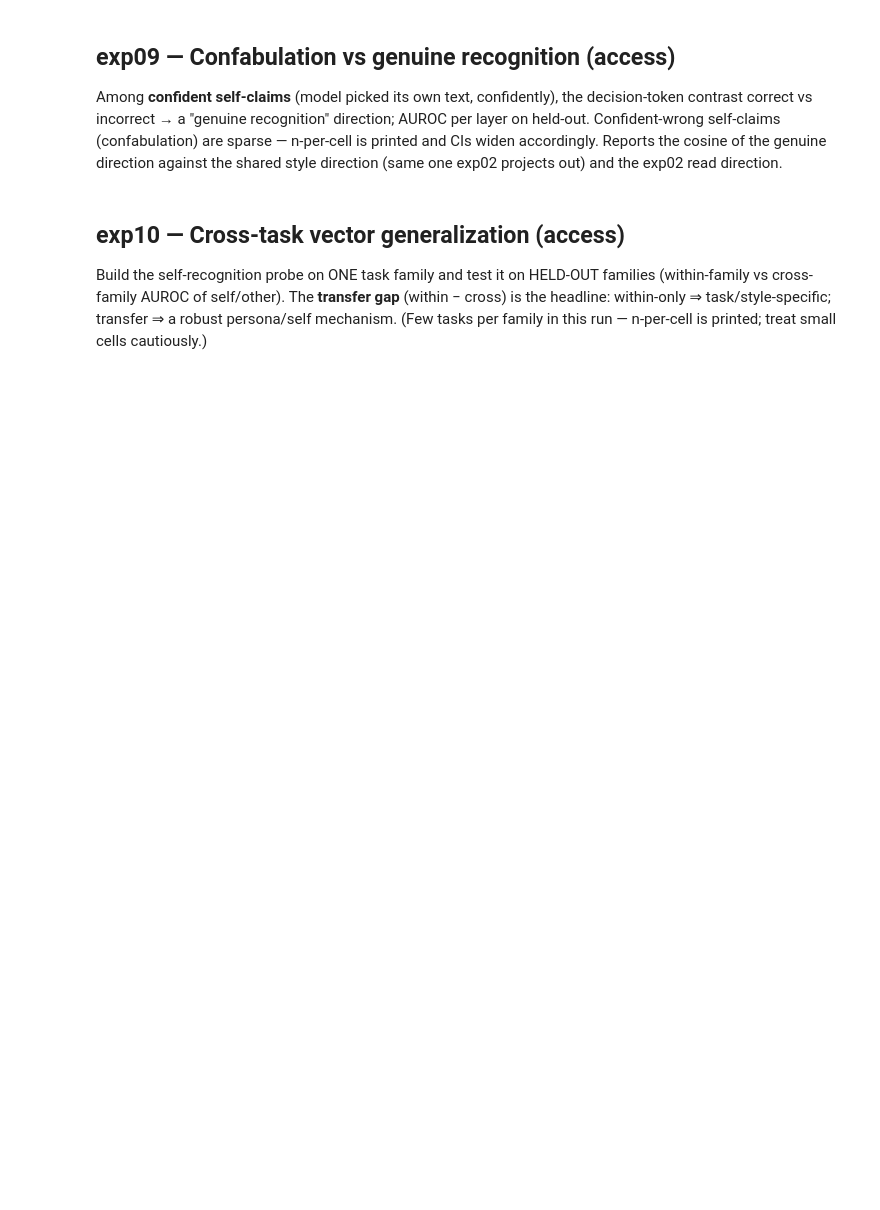
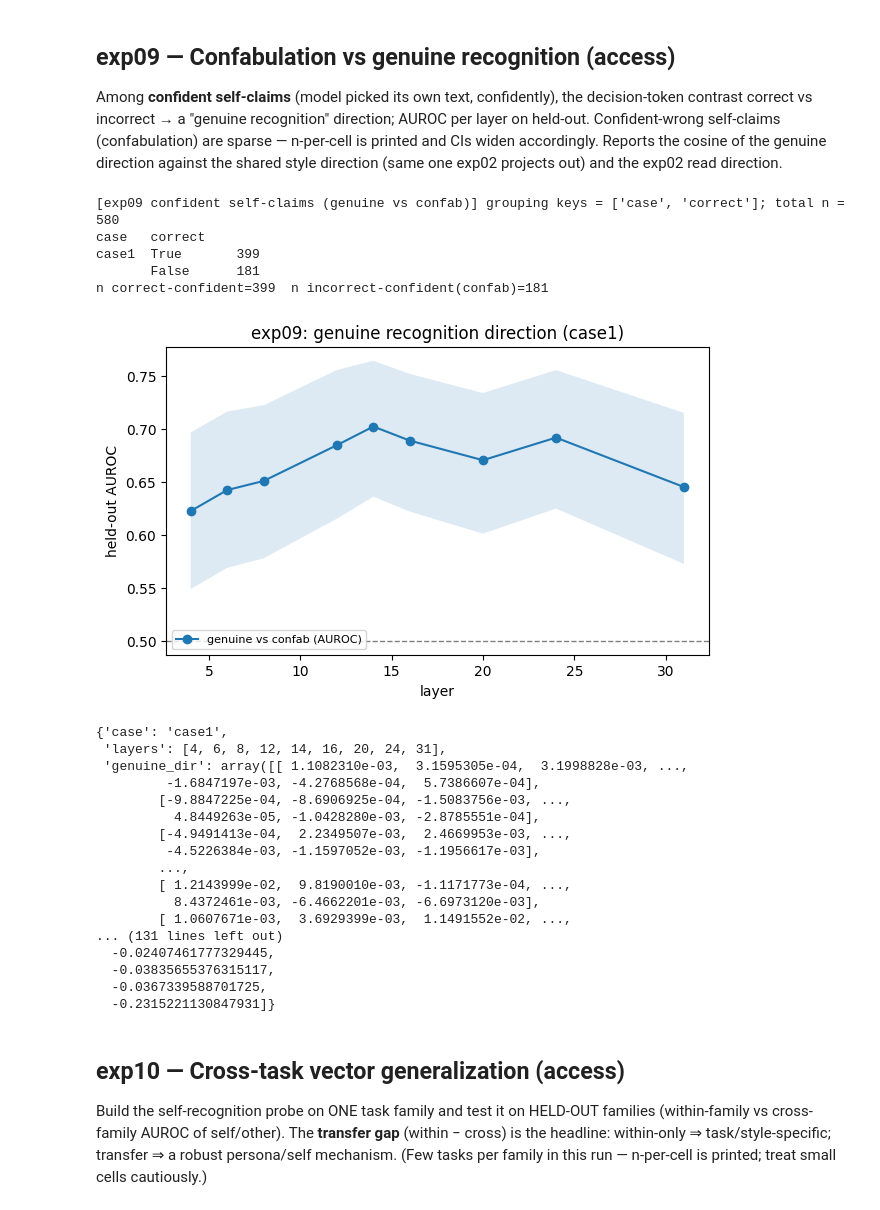
Before and after one commit to tristan-day-research/cross-persona-introspection, a Jupyter notebook: experiments/self_recognition/analyze_activations.ipynb, the cells around one changed output. Cells and saved outputs as stored; diff of their text form; code cells hidden in the pictures; blank space fills up the shorter version.

```diff
--- a/experiments/self_recognition/analyze_activations.ipynb
+++ b/experiments/self_recognition/analyze_activations.ipynb
@@ -741,34 +1037,58 @@ def exp09(ds, cfg, store):
                 genuine_dir = H.mean_diff(arr[ok], arr[bad]); te = np.ones(len(arr), bool)
             for li in range(len(layers)):
                 c = H.bootstrap_ci(lambda y, s: H.auroc(y, s),
                                    (ok[te], H.proj_scalar(arr[te][:, li, :], genuine_dir[li])),
                                    n=cfg.n_bootstrap, seed=cfg.seed)
                 auroc.append(c["point"]); lo.append(c["lo"]); hi.append(c["hi"])
     style = style_direction(ds, cfg)
     e2 = store.get("exp02"); rd = e2.get("pooled_read_dir") if isinstance(e2, dict) else None
-    cos_style = ([float(H.cosine(genuine_dir[li], style[li])) for li in range(len(layers))]
+    cos_style = ([float(H.cosine(genuine_dir[li], style[li][0])) for li in range(len(layers))]
                  if genuine_dir is not None and style is not None else [])
     cos_read = ([float(H.cosine(genuine_dir[li], rd[li])) for li in range(len(layers))]
                 if genuine_dir is not None and rd is not None else [])
     d = H.art_dir(cfg, "exp09")
     if genuine_dir is not None:
         H.save_npz(d / "genuine_dir.npz", layers=np.array(layers), genuine_dir=genuine_dir,
                    style_dir=style if style is not None else np.zeros((0,)))
     H.save_json({"case": case, "layers": layers, "auroc": auroc, "cos_style": cos_style,
                  "cos_read": cos_read}, d / "exp09.json")
     return {"case": case, "layers": layers, "genuine_dir": genuine_dir, "style_dir": style,
             "auroc": auroc, "bands": (lo, hi), "cos_style": cos_style, "cos_read": cos_read}
 
 
 def plot_exp09(res):
     if not res["auroc"]:
         print("exp09: too few confident self-claims to build a direction"); return
     H.plot_layer_curves(res["layers"], {"genuine vs confab (AUROC)": res["auroc"]},
                         ylabel="held-out AUROC", title=f"exp09: genuine recognition direction ({res['case']})",
                         hline=0.5, bands={"genuine vs confab (AUROC)": res["bands"]})
 
 
 run_cell("exp09", plot_exp09)
+# %% [output]
+[exp09 confident self-claims (genuine vs confab)] grouping keys = ['case', 'correct']; total n = 580
+case   correct
+case1  True       399
+       False      181
+n correct-confident=399  n incorrect-confident(confab)=181
+[figure, added]
+{'case': 'case1',
+ 'layers': [4, 6, 8, 12, 14, 16, 20, 24, 31],
+ 'genuine_dir': array([[ 1.1082310e-03,  3.1595305e-04,  3.1998828e-03, ...,
+         -1.6847197e-03, -4.2768568e-04,  5.7386607e-04],
+        [-9.8847225e-04, -8.6906925e-04, -1.5083756e-03, ...,
+          4.8449263e-05, -1.0428280e-03, -2.8785551e-04],
+        [-4.9491413e-04,  2.2349507e-03,  2.4669953e-03, ...,
+         -4.5226384e-03, -1.1597052e-03, -1.1956617e-03],
+        ...,
+        [ 1.2143999e-02,  9.8190010e-03, -1.1171773e-04, ...,
+          8.4372461e-03, -6.4662201e-03, -6.6973120e-03],
+        [ 1.0607671e-03,  3.6929399e-03,  1.1491552e-02, ...,
+... (131 lines left out)
+  -0.02407461777329445,
+  -0.03835655376315117,
+  -0.0367339588701725,
+  -0.2315221130847931]}
 # %% [markdown]
 ## exp10 — Cross-task vector generalization (access)
 
```
Also changed, not shown: parts of 20 cells of this notebook, 5 other files.
